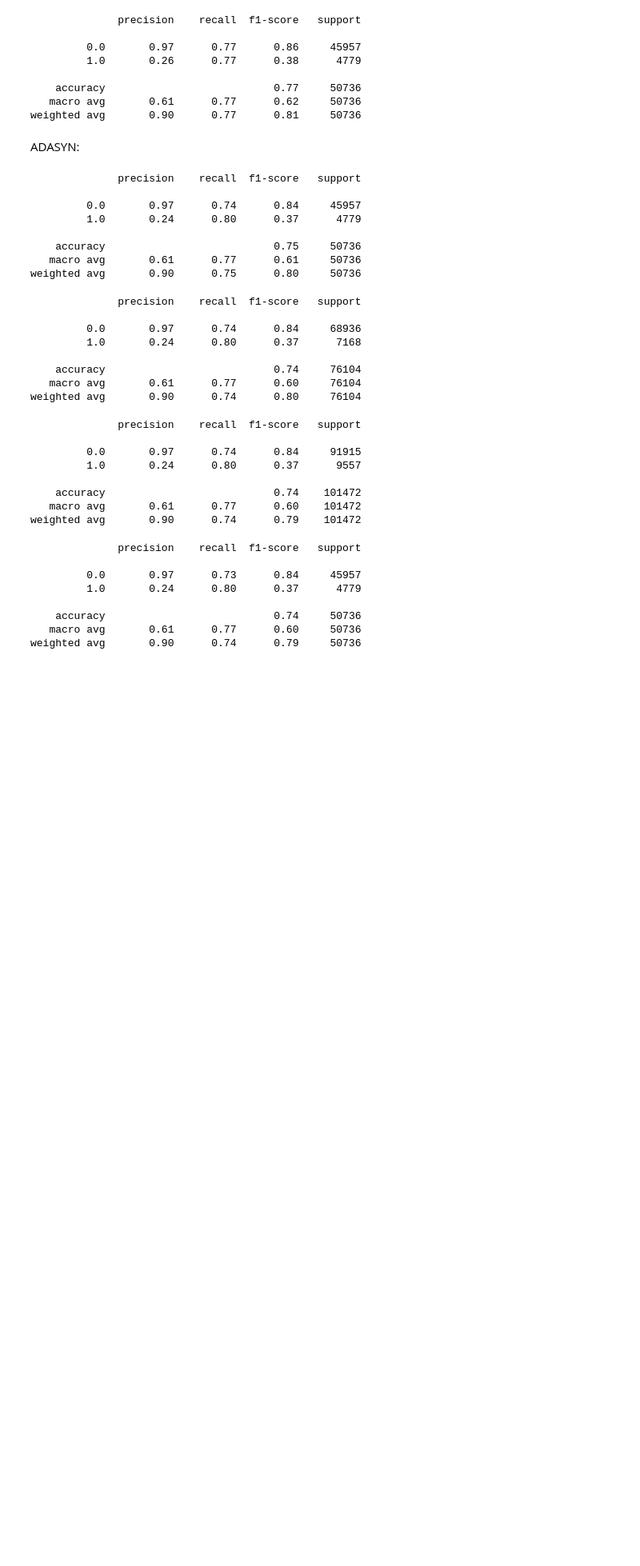
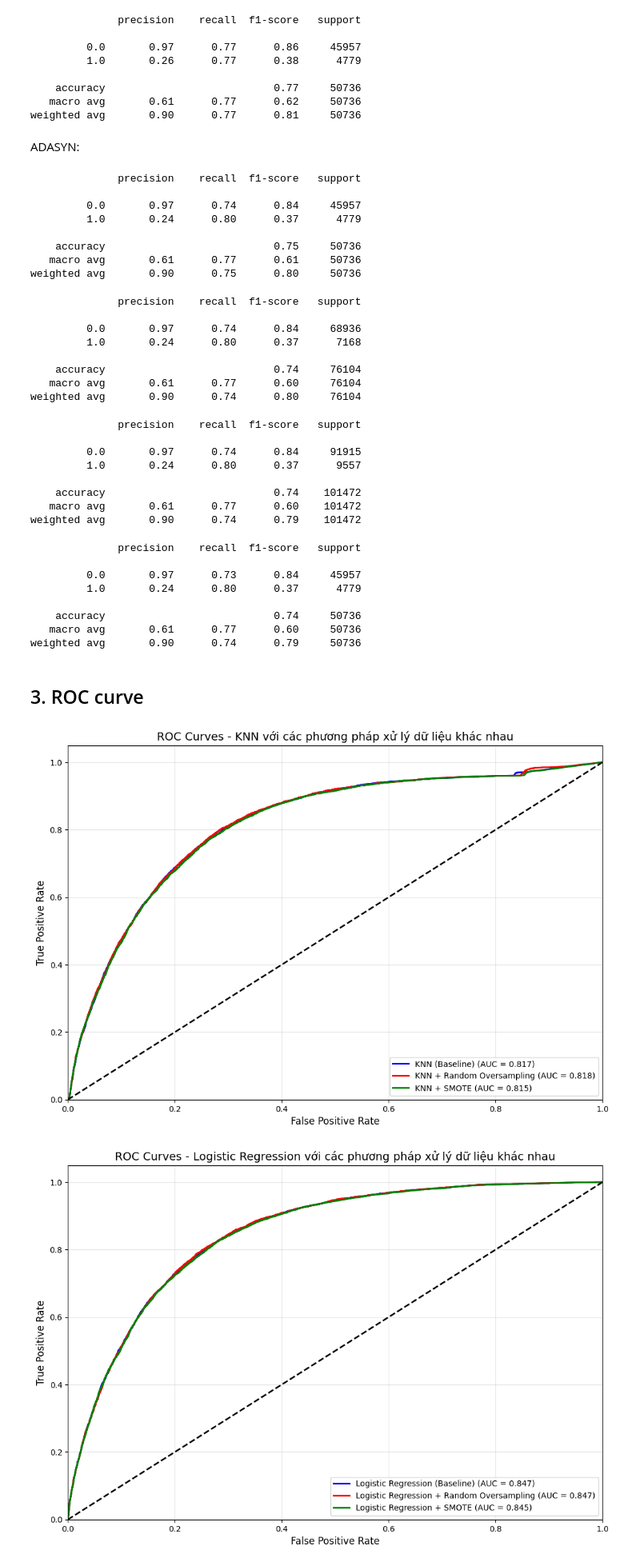
Before and after one commit to Kizza2014/machine_learning, a Jupyter notebook: final_term/models.ipynb, the cells around one changed output. Shown at 80% size. Cells and saved outputs as stored; diff of their text form; code cells hidden in the pictures; blank space fills up the shorter version.

```diff
--- a/final_term/models.ipynb
+++ b/final_term/models.ipynb
@@ -411,7 +465,7 @@ std_scaler = StandardScaler()
 X_train_scaled = std_scaler.fit_transform(X_train1)
 X_test_scaled = std_scaler.transform(X_val1)
 
-log_reg = LogisticRegression(class_weight='balanced')
+log_reg = LogisticRegression()
 log_reg.fit(X_train_scaled, y_train1)
 
 y_pred = log_reg.predict(X_test_scaled)
@@ -451,7 +505,7 @@ std_scaler = StandardScaler()
 X_train_scaled = std_scaler.fit_transform(X_train3)
 X_test_scaled = std_scaler.transform(X_val3)
 
-log_reg = LogisticRegression(class_weight='balanced')
+log_reg = LogisticRegression()
 log_reg.fit(X_train_scaled, y_train3)
 
 y_pred = log_reg.predict(X_test_scaled)
@@ -473,7 +527,7 @@ std_scaler = StandardScaler()
 X_train_scaled = std_scaler.fit_transform(X_train1)
 X_test_scaled = std_scaler.transform(X_val1)
 
-sgd_clf = SGDClassifier(loss='log_loss', class_weight='balanced')
+sgd_clf = SGDClassifier(loss='log_loss')
 sgd_clf.fit(X_train_scaled, y_train1)
 
 y_pred = sgd_clf.predict(X_test_scaled)
@@ -513,7 +567,7 @@ std_scaler = StandardScaler()
 X_train_scaled = std_scaler.fit_transform(X_train3)
 X_test_scaled = std_scaler.transform(X_val3)
 
-sgd_clf = SGDClassifier(loss='log_loss', class_weight='balanced')
+sgd_clf = SGDClassifier(loss='log_loss')
 sgd_clf.fit(X_train_scaled, y_train3)
 
 y_pred = sgd_clf.predict(X_test_scaled)
@@ -772,3 +826,61 @@ print(classification_report(y_test, y_pred))
     accuracy                           0.74     50736
    macro avg       0.61      0.77      0.60     50736
 weighted avg       0.90      0.74      0.79     50736
+# %% [markdown]
+## 3. ROC curve
+# %%
+def plot_model_comparison(model_name):
+    plt.figure(figsize=(12, 8))
+
+    std_scaler_base = StandardScaler()
+    X_train_scaled = std_scaler_base.fit_transform(X_train1)
+    X_val_scaled_base = std_scaler_base.transform(X_val1)
+
+    std_scaler_ro = StandardScaler()
+    X_train_ro_scaled = std_scaler_ro.fit_transform(X_train1_ro)
+    X_val_scaled_ro = std_scaler_ro.transform(X_val1)
+
+    std_scaler_smote = StandardScaler()
+    X_train_smote_scaled = std_scaler_smote.fit_transform(X_train1_smote)
+    X_val_scaled_smote = std_scaler_smote.transform(X_val1)
+
+    if model_name == "KNN":
+        base_model = KNeighborsClassifier(n_neighbors=int(math.sqrt(X_train1.shape[0])), weights='distance')
+        ro_model = KNeighborsClassifier(n_neighbors=int(math.sqrt(X_train1_ro.shape[0])), weights='distance')
+        smote_model = KNeighborsClassifier(n_neighbors=int(math.sqrt(X_train1_smote.shape[0])), weights='distance')
+    elif model_name == "Logistic Regression":
+        base_model = LogisticRegression()
+        ro_model = LogisticRegression()
+        smote_model = LogisticRegression()
+
+    models = {
+        f'{model_name} (Baseline)': (base_model, X_train_scaled, X_val_scaled_base, y_train1),
+        f'{model_name} + Random Oversampling': (ro_model, X_train_ro_scaled, X_val_scaled_ro, y_train1_ro),
+        f'{model_name} + SMOTE': (smote_model, X_train_smote_scaled, X_val_scaled_smote, y_train1_smote)
+    }
+
+    colors = ['b', 'r', 'g']
+    for (name, (model, X_train, X_val, y_train)), color in zip(models.items(), colors):
+        model.fit(X_train, y_train)
+        y_score = model.predict_proba(X_val)[:, 1]
+        fpr, tpr, _ = roc_curve(y_val1, y_score)
+        roc_auc = auc(fpr, tpr)
+        plt.plot(fpr, tpr, color=color, lw=2, label=f'{name} (AUC = {roc_auc:.3f})')
+
+    plt.plot([0, 1], [0, 1], 'k--', lw=2)
+    plt.xlim([0.0, 1.0])
+    plt.ylim([0.0, 1.05])
+    plt.xlabel('False Positive Rate', fontsize=12)
+    plt.ylabel('True Positive Rate', fontsize=12)
+    plt.title(f'ROC Curves - {model_name} với các phương pháp xử lý dữ liệu khác nhau', fontsize=14)
+    plt.legend(loc="lower right", fontsize=10)
+    plt.grid(True, alpha=0.3)
+    plt.savefig(f'figures/{model}_roc_curve.jpg')
+    plt.show()
+
+# Vẽ so sánh cho từng loại model
+plot_model_comparison("KNN")
+plot_model_comparison("Logistic Regression")
+# %% [output]
+[figure, added]
+[figure, added]
```
Also changed, not shown: parts of 14 cells of this notebook, 5 other files.
